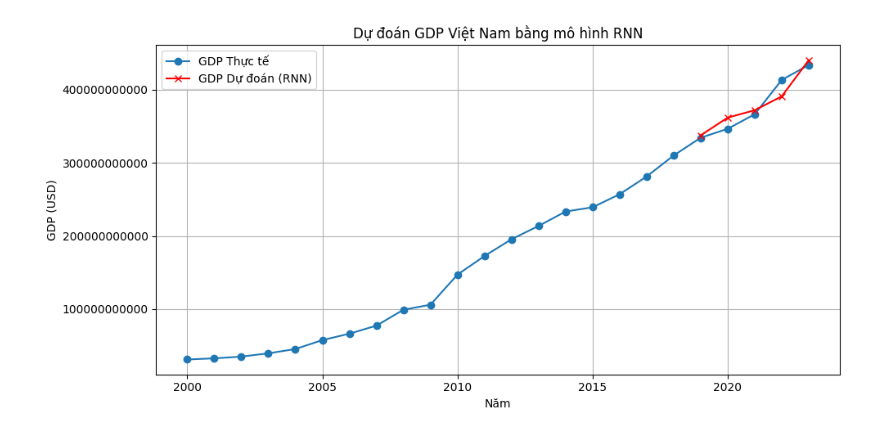
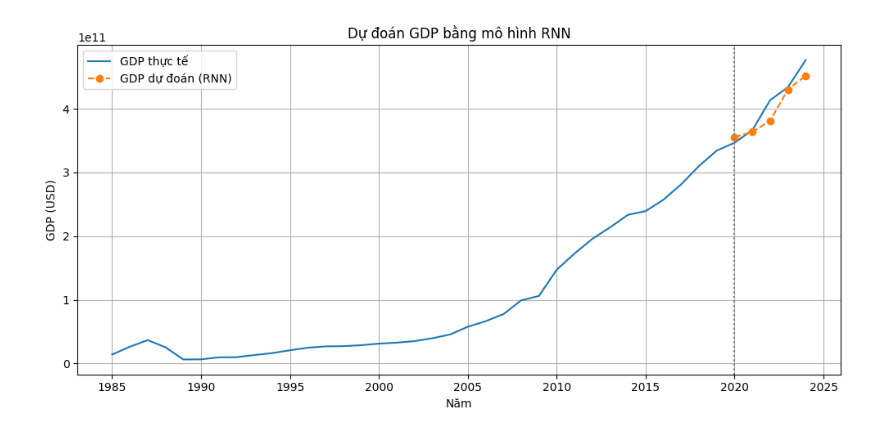
Before and after one commit to iAmKo0L/Forecast--GDP-VN, a Jupyter notebook: modelRNN.ipynb, the cells around one changed output. Cells and saved outputs as stored; diff of their text form; code cells hidden in the pictures.

Commit message:
fix data

```diff
--- a/modelRNN.ipynb
+++ b/modelRNN.ipynb
@@ -1,70 +1,75 @@
 # %%
+# ===== RNN (SimpleRNN) DỰ ĐOÁN GDP =====
+
 import pandas as pd
 import numpy as np
 import matplotlib.pyplot as plt
 
 from sklearn.preprocessing import MinMaxScaler
-from sklearn.metrics import mean_squared_error, mean_absolute_error, r2_score
+from sklearn.metrics import mean_absolute_error, mean_squared_error, r2_score
 
 from tensorflow.keras.models import Sequential
-from tensorflow.keras.layers import SimpleRNN, Dense
+from tensorflow.keras.layers import SimpleRNN, Dense, Input
 from tensorflow.keras.optimizers import Adam
+from tensorflow.keras.callbacks import EarlyStopping
 
-# 1. ĐỌC DỮ LIỆU
+# 1. LOAD DATA
 df = pd.read_csv("macro_vietnam_processed.csv")
 
-# Lấy chuỗi GDP theo năm
+df = df.sort_values("Year").reset_index(drop=True)
 gdp = df["GDP"].values.reshape(-1, 1)
-years = df["Year"].values
 
 print("Số quan sát:", len(gdp))
 
-# 2. CHUẨN HÓA DỮ LIỆU
+# 2. CHUẨN HÓA
 scaler = MinMaxScaler()
 gdp_scaled = scaler.fit_transform(gdp)
 
-# 3. TẠO DỮ LIỆU DẠNG CHUỖI (SLIDING WINDOW)
-def create_sequences(data, window_size):
+# 3. TẠO SEQUENCE
+def create_sequences(data, window):
     X, y = [], []
-    for i in range(len(data) - window_size):
-        X.append(data[i:i+window_size])
-        y.append(data[i+window_size])
+    for i in range(len(data) - window):
+        X.append(data[i:i+window])
+        y.append(data[i+window])
     return np.array(X), np.array(y)
 
-window_size = 3  # dùng 3 năm trước để dự đoán năm tiếp theo
-
+window_size = 5   # RNN học ngắn hạn tốt
 X, y = create_sequences(gdp_scaled, window_size)
 
-# 4. CHIA TRAIN / TEST (GIẤU 5 NĂM CUỐI)
+# 4. TRAIN / TEST SPLIT (GIẤU 5 NĂM CUỐI)
 n_test = 5
+X_train, X_test = X[:-n_test], X[-n_test:]
+y_train, y_test = y[:-n_test], y[-n_test:]
 
-X_train = X[:-n_test]
-X_test  = X[-n_test:]
-
-y_train = y[:-n_test]
-y_test  = y[-n_test:]
-
-years_test = years[window_size + len(X_train):]
+years_test = df["Year"].iloc[window_size + len(X_train):]
 
 print("Train samples:", X_train.shape[0])
 print("Test samples :", X_test.shape[0])
 
 # 5. XÂY DỰNG MÔ HÌNH RNN
 model = Sequential([
-    SimpleRNN(32, activation="tanh", input_shape=(window_size, 1)),
+    Input(shape=(window_size, 1)),
+    SimpleRNN(32, activation="tanh"),
     Dense(1)
 ])
 
 model.compile(
-    optimizer=Adam(learning_rate=0.01),
+    optimizer=Adam(learning_rate=0.005),
     loss="mse"
 )
 
-# 6. HUẤN LUYỆN MÔ HÌNH
-history = model.fit(
+# 6. HUẤN LUYỆN
+early_stop = EarlyStopping(
+    monitor="loss",
+    patience=20,
+    restore_best_weights=True
+)
+
+model.fit(
     X_train, y_train,
-    epochs=200,
+    epochs=300,
     batch_size=4,
+    callbacks=[early_stop],
     verbose=0
 )
 
@@ -75,39 +80,26 @@ y_pred_scaled = model.predict(X_test)
 y_pred = scaler.inverse_transform(y_pred_scaled)
 y_test_real = scaler.inverse_transform(y_test)
 
-mae = mean_absolute_error(y_test_real, y_pred)
+mae  = mean_absolute_error(y_test_real, y_pred)
 rmse = np.sqrt(mean_squared_error(y_test_real, y_pred))
-r2 = r2_score(y_test_real, y_pred)
+r2   = r2_score(y_test_real, y_pred)
 
-print("\n===== ĐÁNH GIÁ MÔ HÌNH RNN =====")
-print(
-    f"MAE = {mae:,.0f} USD | "
-    f"RMSE = {rmse:,.0f} USD | "
-    f"R² = {r2:.4f}"
-)
+print("\n===== ĐÁNH GIÁ RNN (GDP) =====")
+print(f"MAE  = {mae:,.0f} USD")
+print(f"RMSE = {rmse:,.0f} USD")
+print(f"R²   = {r2:.4f}")
 
-# 8. BẢNG SO SÁNH THỰC TẾ & DỰ ĐOÁN
-result_df = pd.DataFrame({
-    "Year": years_test,
-    "GDP_Thực_tế": y_test_real.flatten(),
-    "GDP_Dự_đoán": y_pred.flatten()
-})
-
-display(result_df)
-
-# 9. BIỂU ĐỒ SO SÁNH
+# 8. BIỂU ĐỒ
 plt.figure(figsize=(10,5))
-
-plt.plot(years, gdp, label="GDP Thực tế", marker="o")
-plt.plot(years_test, y_pred, label="GDP Dự đoán (RNN)", marker="x", color="red")
-
-plt.title("Dự đoán GDP Việt Nam bằng mô hình RNN")
+plt.plot(df["Year"], gdp, label="GDP thực tế")
+plt.plot(years_test, y_pred,
+         linestyle="--", marker="o", label="GDP dự đoán (RNN)")
+plt.axvline(years_test.iloc[0], color="gray", linestyle=":")
 plt.xlabel("Năm")
 plt.ylabel("GDP (USD)")
+plt.title("Dự đoán GDP bằng mô hình RNN")
 plt.legend()
 plt.grid(True)
-plt.ticklabel_format(style="plain", axis="y")
-
 plt.tight_layout()
 plt.show()
 # %% [output]
@@ -128 +116 @@ MAE = 10,646,738,470 USD | RMSE = 12,827,731,093 USD | R² = 0.8887
-[figure, old version]
+[figure, new version]
```
Also changed, not shown: parts of 1 cell of this notebook, 11 other files.
